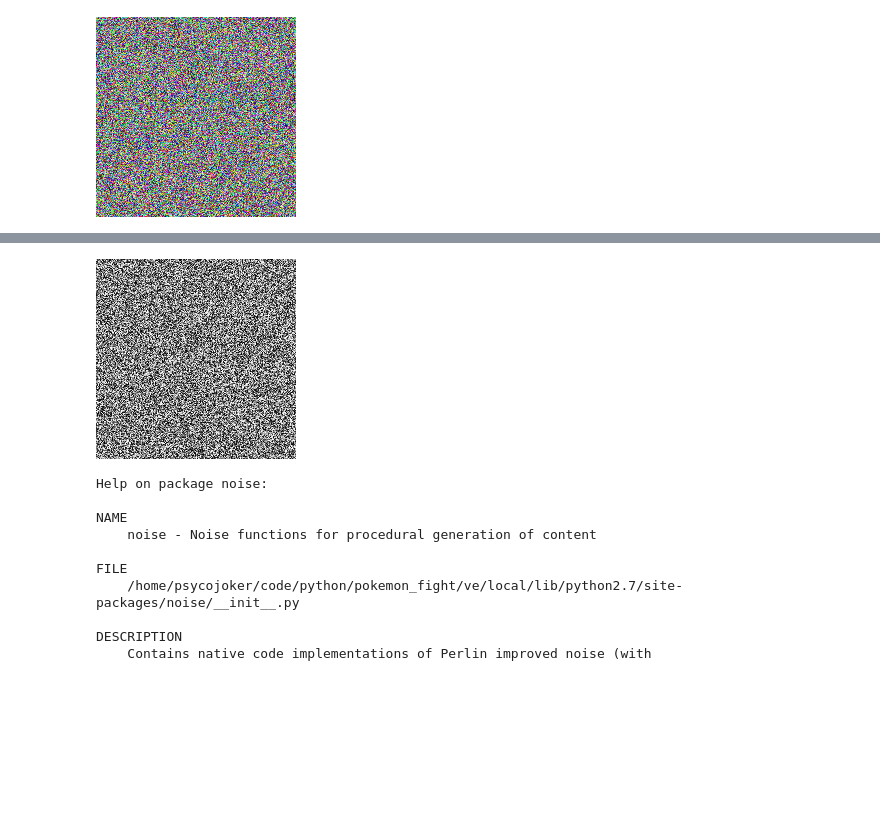
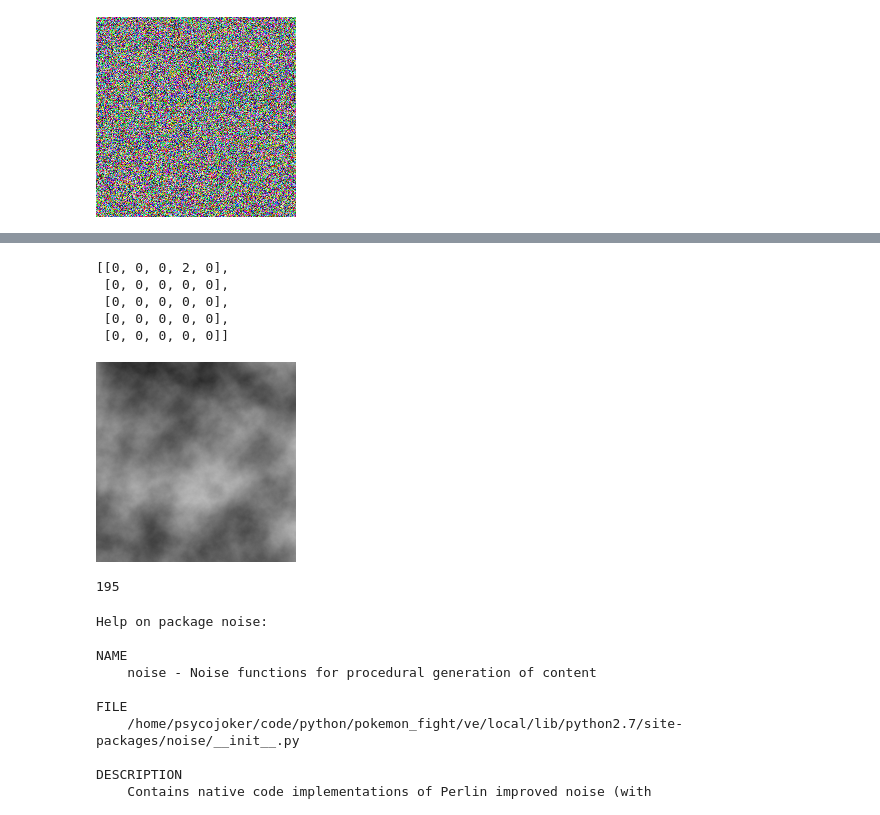
Before and after one commit to Psycojoker/pokefight, a Jupyter notebook: Untitled.ipynb, the cells around one changed output, grey strips where cells are left out. Saved outputs shown, nothing was run; the diff lists cells and outputs as text; code cells hidden in the pictures; blank space fills up the shorter version.

Commit message:
[mod] update notebook with random map generation

```diff
--- a/Untitled.ipynb
+++ b/Untitled.ipynb
@@ -219,17 +364,38 @@ image
+# %%
+values = []
+for i in range(5):
+    values.append([0]*5)
+
+values[0][3] = 2
+values
+# %% [output]
+[[0, 0, 0, 2, 0],
+ [0, 0, 0, 0, 0],
+ [0, 0, 0, 0, 0],
+ [0, 0, 0, 0, 0],
+ [0, 0, 0, 0, 0]]
 # %%
-from random import randint
+import noise
 
 image = Image.new("RGBA", (200, 200))
 pixels = image.load()
 
+freq = 160.0
+
 for i in range(0, 200):
     for j in range(0, 200):
-        number = randint(0, 256)
+        number = int((noise.snoise2(i / freq, j / freq, octaves=10) * 127) + 128)
         pixels[(i, j)] = (number, number, number)
 
 image
 # %% [output]
-[figure, old version]
+[figure, new version]
+# %%
+import noise
+
+int((noise.snoise2(42, 13, octaves=10) * 127) + 128)
+# %% [output]
+195
 # %%
 import noise
 help(noise)
```
Also changed, not shown: parts of 2 cells of this notebook.
